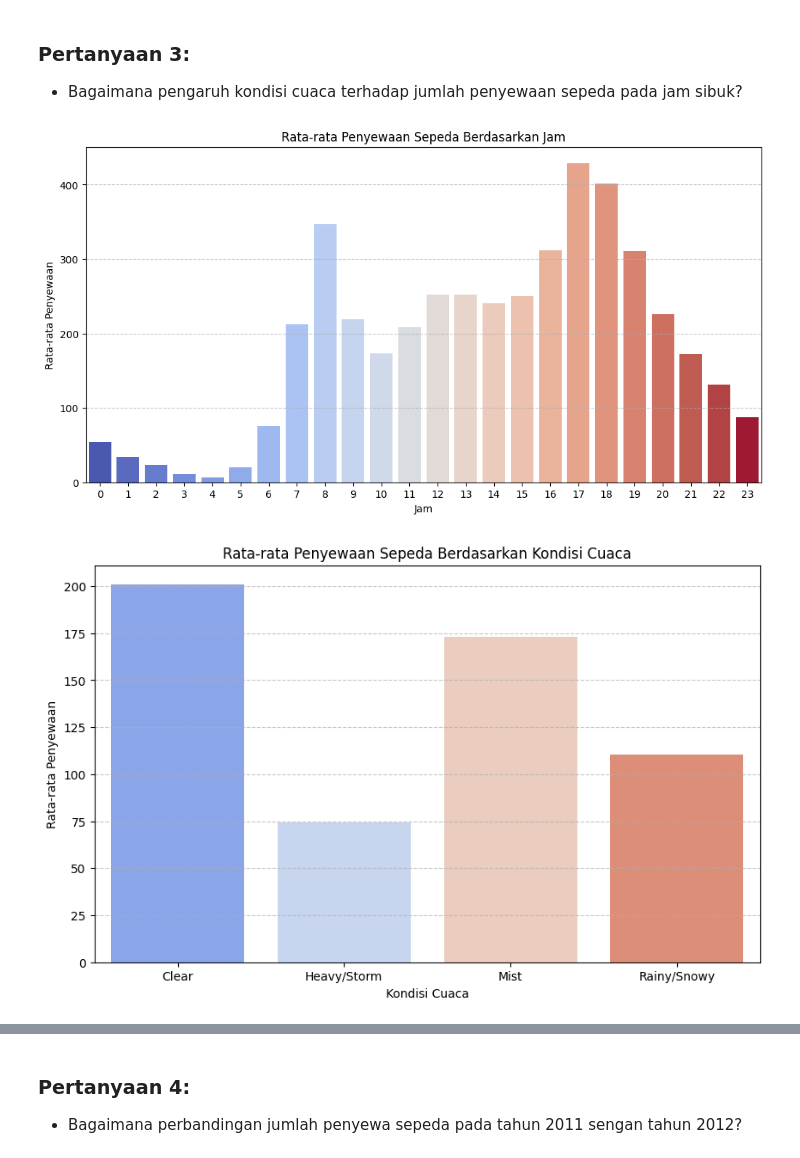
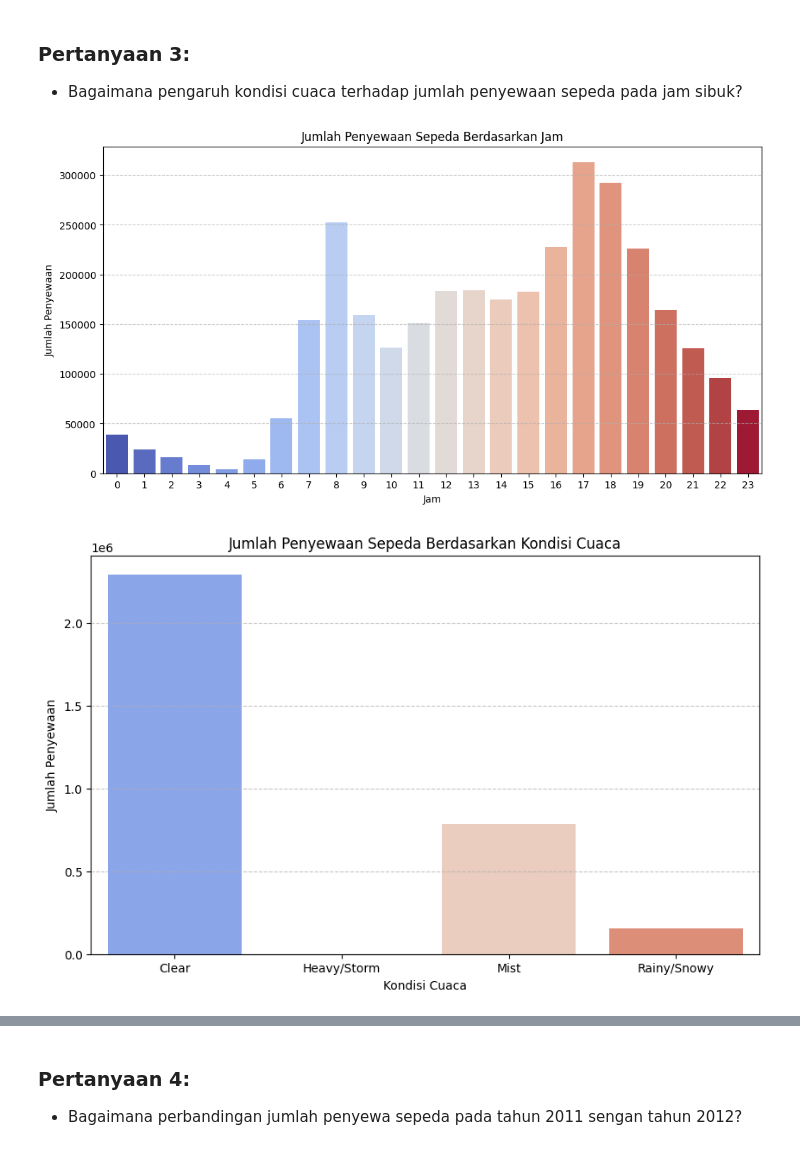
Before and after one commit to aryaulyakrisna/Bike-Sharing-Analysis, a Jupyter notebook: notebook.ipynb, the cells around one changed output, grey strips where cells are left out. Drawn from its saved outputs; the diff is of its cells as text; code cells hidden in the pictures.

```diff
--- a/notebook.ipynb
+++ b/notebook.ipynb
@@ -600,28 +599,28 @@ plt.show()
 ### Pertanyaan 3:
 - Bagaimana pengaruh kondisi cuaca terhadap jumlah penyewaan sepeda pada jam sibuk?
 # %%
-mean_rentals_per_hour = hour_df.groupby('hour')['total'].mean().reset_index()
+sum_rentals_per_hour = hour_df.groupby('hour')['total'].sum().reset_index() # Memperbaiki kesalahan, mengganti mean dengan sum
 
 plt.figure(figsize=(12, 6))
-sns.barplot(x='hour', y='total', data=mean_rentals_per_hour, hue='hour', palette='coolwarm', legend=False)
-plt.title('Rata-rata Penyewaan Sepeda Berdasarkan Jam')
+sns.barplot(x='hour', y='total', data=sum_rentals_per_hour, hue='hour', palette='coolwarm', legend=False)
+plt.title('Jumlah Penyewaan Sepeda Berdasarkan Jam')
 plt.xlabel('Jam')
-plt.ylabel('Rata-rata Penyewaan')
+plt.ylabel('Jumlah Penyewaan')
 plt.grid(axis='y', linestyle='--', alpha=0.7)
 plt.xticks(range(0, 24))
 plt.show()
 # %% [output]
-[figure, old version]
+[figure, new version]
 # %%
-mean_rentals_per_weather = hour_df.groupby('weather')['total'].mean().reset_index()
+sum_rentals_per_weather = hour_df.groupby('weather')['total'].sum().reset_index() # Memperbaiki kesalahan, mengganti mean dengan sum
 
 plt.figure(figsize=(10, 6))
-sns.barplot(x='weather', y='total', data=mean_rentals_per_weather, hue='weather', palette="coolwarm", dodge=False, legend=False)
-plt.title('Rata-rata Penyewaan Sepeda Berdasarkan Kondisi Cuaca')
+sns.barplot(x='weather', y='total', data=sum_rentals_per_weather, hue='weather', palette="coolwarm", dodge=False, legend=False)
+plt.title('Jumlah Penyewaan Sepeda Berdasarkan Kondisi Cuaca')
 plt.xlabel('Kondisi Cuaca')
-plt.ylabel('Rata-rata Penyewaan')
+plt.ylabel('Jumlah Penyewaan')
 plt.grid(axis='y', linestyle='--', alpha=0.7)
 plt.show()
 # %% [output]
-[figure, old version]
+[figure, new version]
 # %%
```
Also changed, not shown: parts of 8 cells of this notebook, 4 other files.
